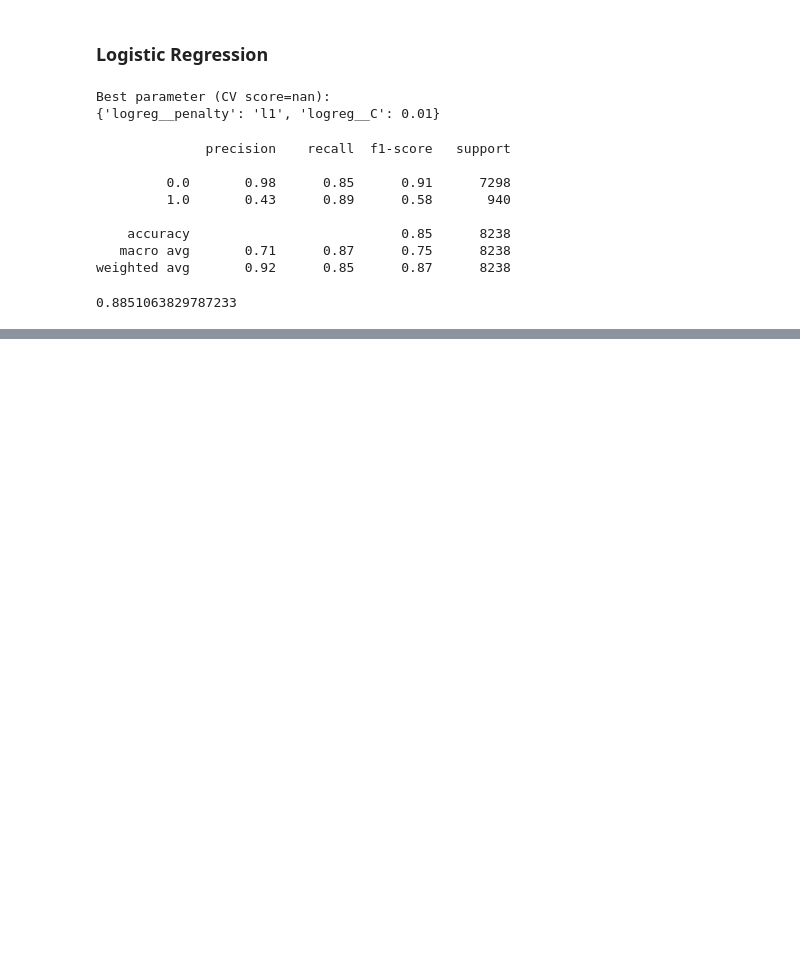
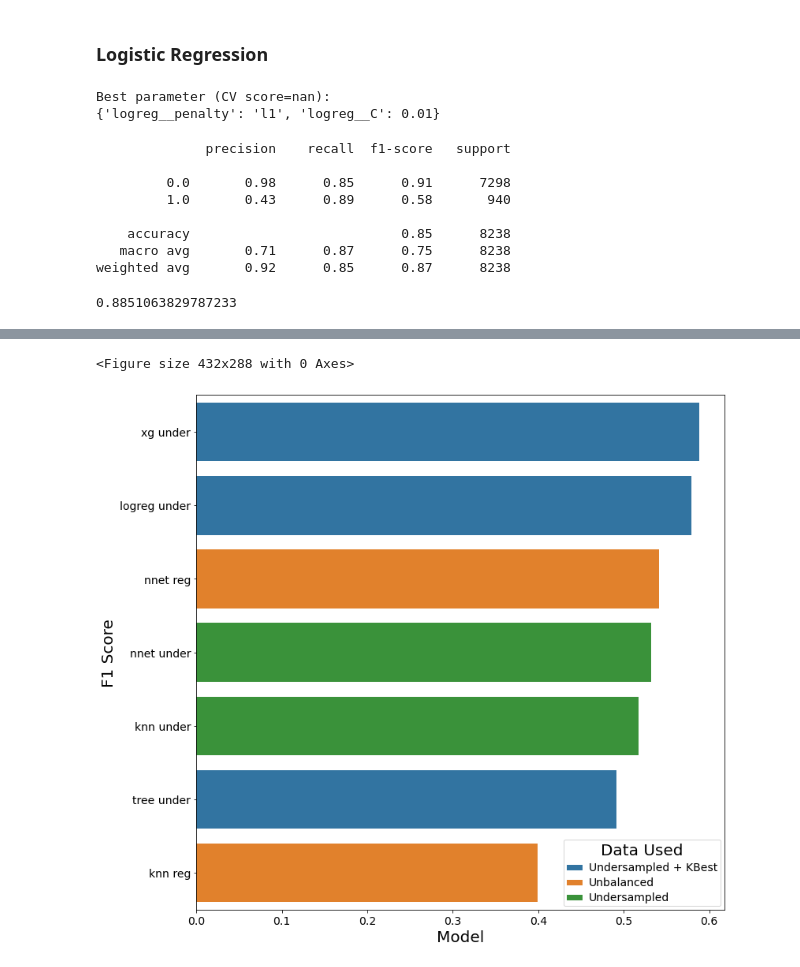
Before and after one commit to hunterblum/Bank-Marketing, a Jupyter notebook: Group7Final.ipynb, the cells around one changed output, grey strips where cells are left out. Drawn from its saved outputs; the diff is of its cells as text; code cells hidden in the pictures; blank space fills up the shorter version.

```diff
--- a/Group7Final.ipynb
+++ b/Group7Final.ipynb
@@ -632,0 +695,16 @@ recall_score(y_test,lr_pred)
+# %%
+Results_f1 = Results_saved.sort_values(by=['F1 Score'], ascending=False)
+plt.clf()
+plt.figure(figsize=[12,12])
+plotf1 = sns.barplot(y = 'Model', x = 'F1 Score', hue = 'Data Used', data = Results_f1, dodge=False,
+            palette = {'Unbalanced' : 'tab:orange', 'Undersampled': 'tab:green', 'Undersampled + KBest': 'tab:blue',})
+plt.xlabel('Model',fontsize = 20)
+plt.ylabel('F1 Score',fontsize =20)
+plt.xticks(fontsize =14)
+plt.yticks(fontsize = 14)
+plt.setp(plotf1.get_legend().get_texts(), fontsize = 14)
+plt.setp(plotf1.get_legend().get_title(), fontsize = 20)
+plt.show()
+# %% [output]
+<Figure size 432x288 with 0 Axes>
+[figure, added]
```
Also changed, not shown: parts of 37 cells of this notebook.
